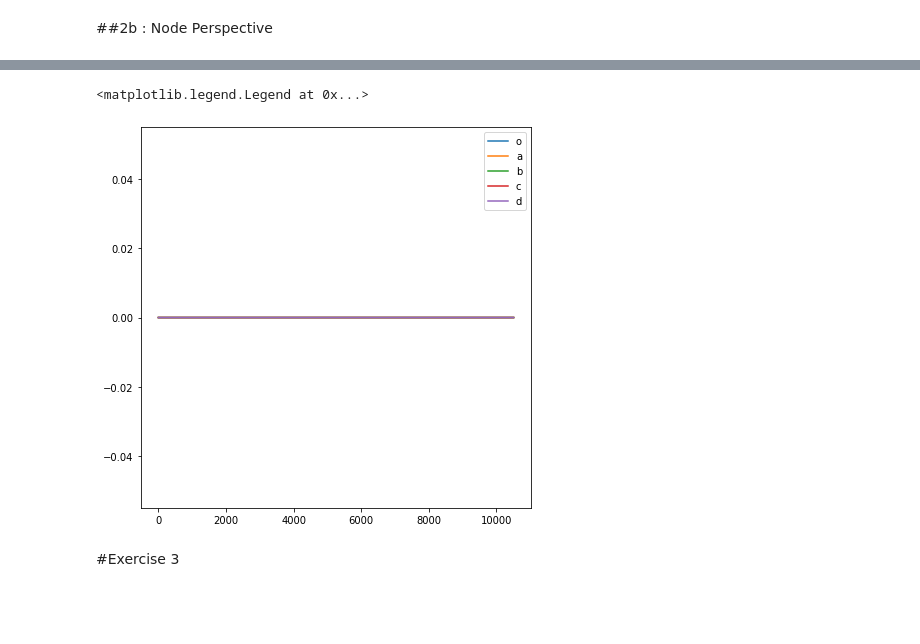
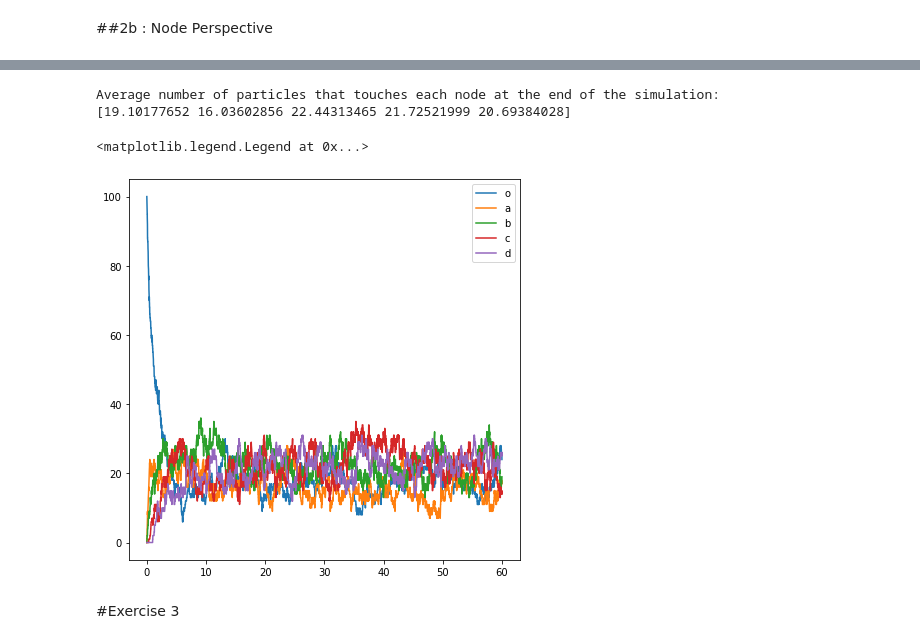
Before and after one commit to ele9996/NetworkDynamicsAndLearningLabs, a Jupyter notebook: HMW2.ipynb, the cells around one changed output, grey strips where cells are left out. Drawn from its saved outputs; the diff is of its cells as text; code cells hidden in the pictures; blank space fills up the shorter version.

```diff
--- a/HMW2.ipynb
+++ b/HMW2.ipynb
@@ -198,15 +134,52 @@ ValueError: ignored
+# %%
+time_units=60
+n_particles=100  # Equal to the rate
+
+
+transition_times = []
+transition_times.append(0)
+t_next=transition_times[0]
+occurrences = np.zeros(5, dtype = float)
+occurrences[0] = n_particles
+
+distr_nodes_time = np.array([[100., 0, 0, 0, 0 ]], dtype=float)
+
+Q_cum = np.cumsum(Q, axis=1)
+t_next = -np.log(np.random.rand())/n_particles
+
+
+
+while t_next<time_units:
+  t_next = transition_times[-1]-np.log(np.random.rand())/n_particles
+  transition_times.append(t_next)
+  P_cum = np.cumsum(occurrences/n_particles)
+  start= np.argwhere(P_cum > np.random.rand())[0][0]
+  end = np.argwhere(Q_cum[start] > np.random.rand())[0][0]
+  occurrences[end] += 1
+  occurrences[start] -= 1
+  distr_nodes_time= np.concatenate((distr_nodes_time, [occurrences]), axis = 0)
+
+
+
+
+print("Average number of particles that touches each node at the end of the simulation:")
+
+print(np.average(distr_nodes_time, axis=0))
+# %% [output]
+Average number of particles that touches each node at the end of the simulation:
+[19.10177652 16.03602856 22.44313465 21.72521999 20.69384028]
 # %%
 fig = plt.figure(1, figsize=(7,7))
 ax = plt.subplot(111)
 labels={0:'o',1:'a',2:'b',3:'c',4:'d'}
 for node in range(n_nodes):
-    trajectory = occurr[node,:]
-    ax.plot(trajectory, label=labels[node])
+
+    ax.plot(transition_times, distr_nodes_time[:, node], label=labels[node])
 
 ax.legend()
 # %% [output]
 <matplotlib.legend.Legend at 0x...>
-[figure, old version]
+[figure, new version]
 # %% [markdown]
 #Exercise 3
 # %%
```
Also changed, not shown: parts of 11 cells of this notebook.
